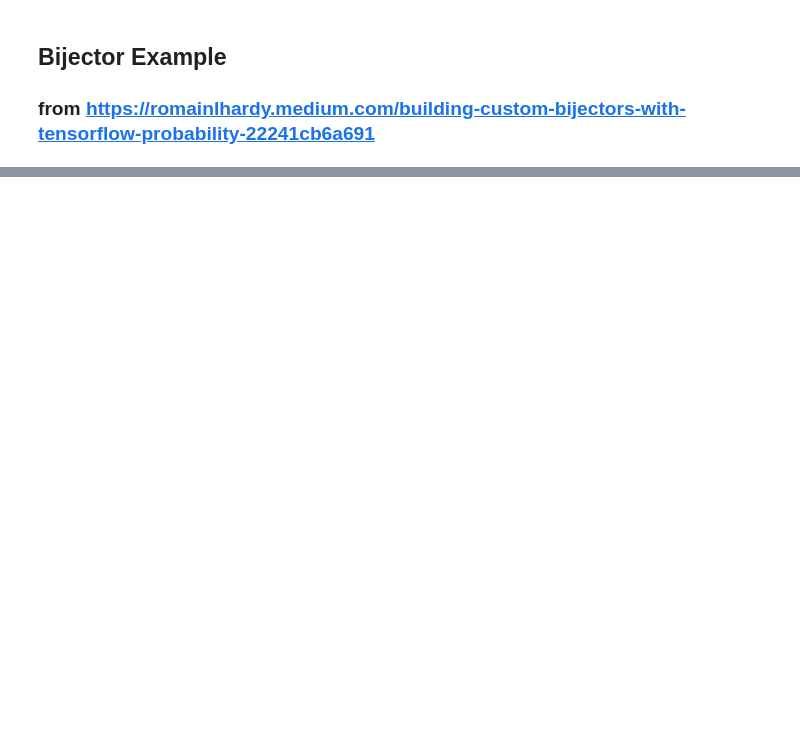
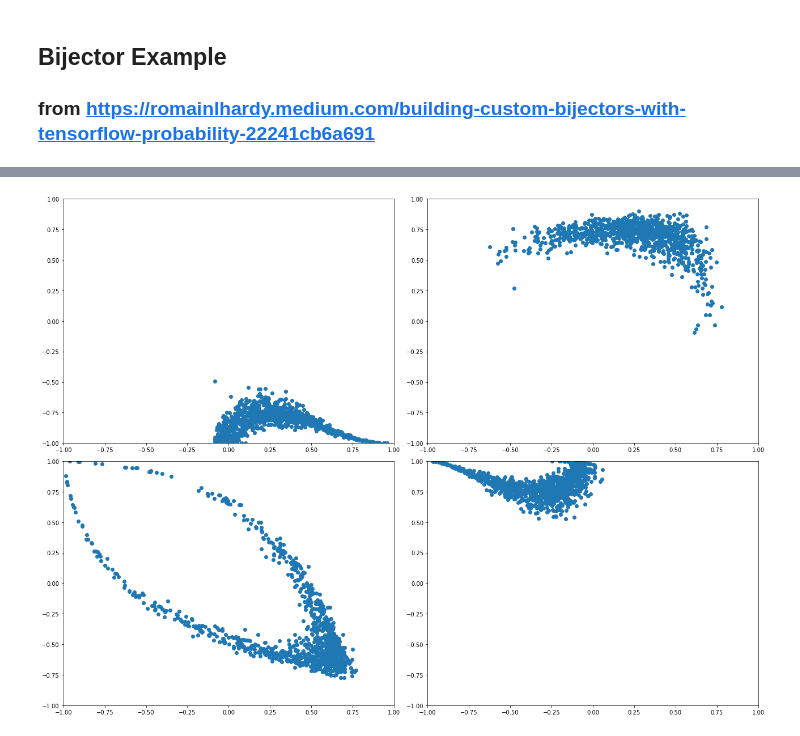
Before and after one commit to JeffRisberg/TensorFlowProbability, a Jupyter notebook: example01.ipynb, the cells around one changed output, grey strips where cells are left out. Saved outputs shown, nothing was run; the diff lists cells and outputs as text; code cells hidden in the pictures; blank space fills up the shorter version.

```diff
--- a/example01.ipynb
+++ b/example01.ipynb
@@ -99,6 +100,9 @@ class F4Bijector(tfb.Bijector):
 
   def _forward_log_det_jacobian(self, x):
     return tf.constant(0., x.dtype)
+
+  def _inverse_log_det_jacobian(self, y):
+    return tf.constant(0., y.dtype)
 # %%
 # Test the F4Bijector
 test_theta = theta_distribution.sample()
@@ -157,0 +149,17 @@ plt.show()
+# %%
+fig, axs = plt.subplots(2, 2, figsize=(18, 13))
+
+for i in range(4):
+    alpha = alpha_distribution.sample()
+    theta = theta_distribution.sample()
+    transformed_distribution = transform_distribution(base_distribution, alpha, theta)
+    samples = transformed_distribution.sample((num_samples,))
+
+    axs[i//2, i%2].scatter(x = samples[..., 0], y = samples[..., 1])
+    axs[i//2, i%2].set_xlim(-1, 1)
+    axs[i//2, i%2].set_ylim(-1, 1)
+
+plt.tight_layout()
+plt.show()
+# %% [output]
+[figure, added]
```
Also changed, not shown: parts of 5 cells of this notebook, 1 other file.
